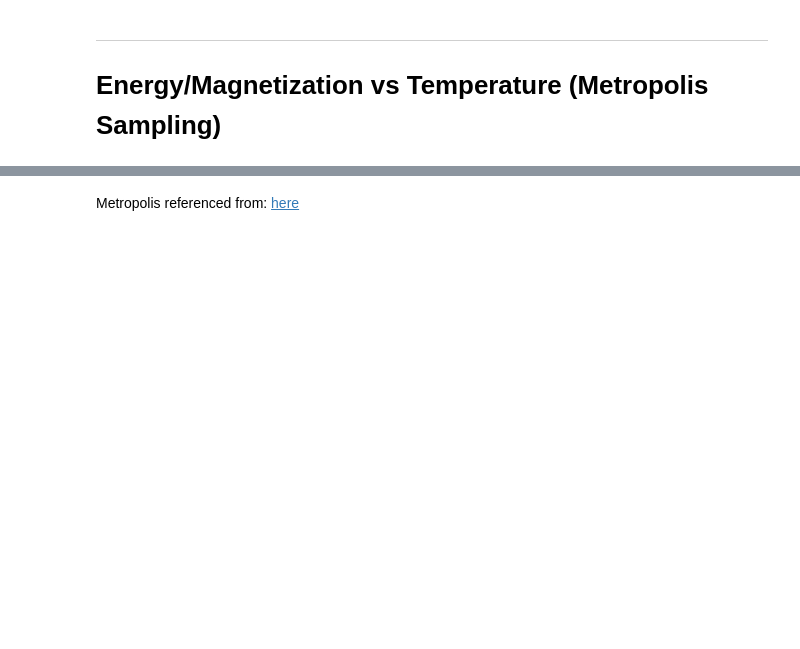
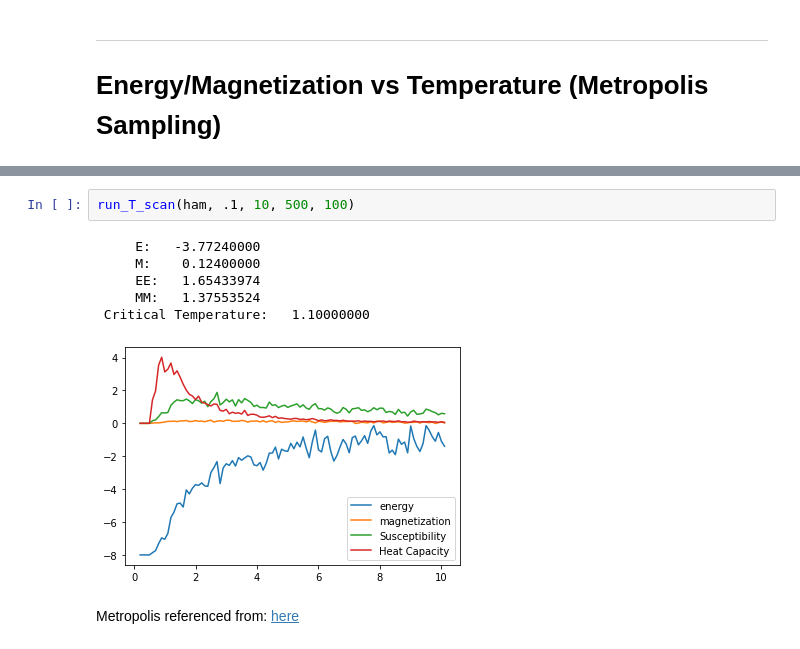
Before and after one commit to Reesem89/MonteCarlo, a Jupyter notebook: examples/ising.ipynb, the cells around one changed output, grey strips where cells are left out. Saved outputs shown, nothing was run; the diff lists cells and outputs as text; blank space fills up the shorter version.

```diff
--- a/examples/ising.ipynb
+++ b/examples/ising.ipynb
@@ -346,2 +337,11 @@ plt.legend();
+# %%
+run_T_scan(ham, .1, 10, 500, 100)
+# %% [output]
+     E:   -3.77240000
+     M:    0.12400000
+     EE:   1.65433974
+     MM:   1.37553524
+ Critical Temperature:   1.10000000
+[figure, added]
 # %% [markdown]
 Metropolis referenced from: [here](https://arxiv.org/pdf/0803.0217.pdf)
```
Also changed, not shown: parts of 14 cells of this notebook, 3 other files.
